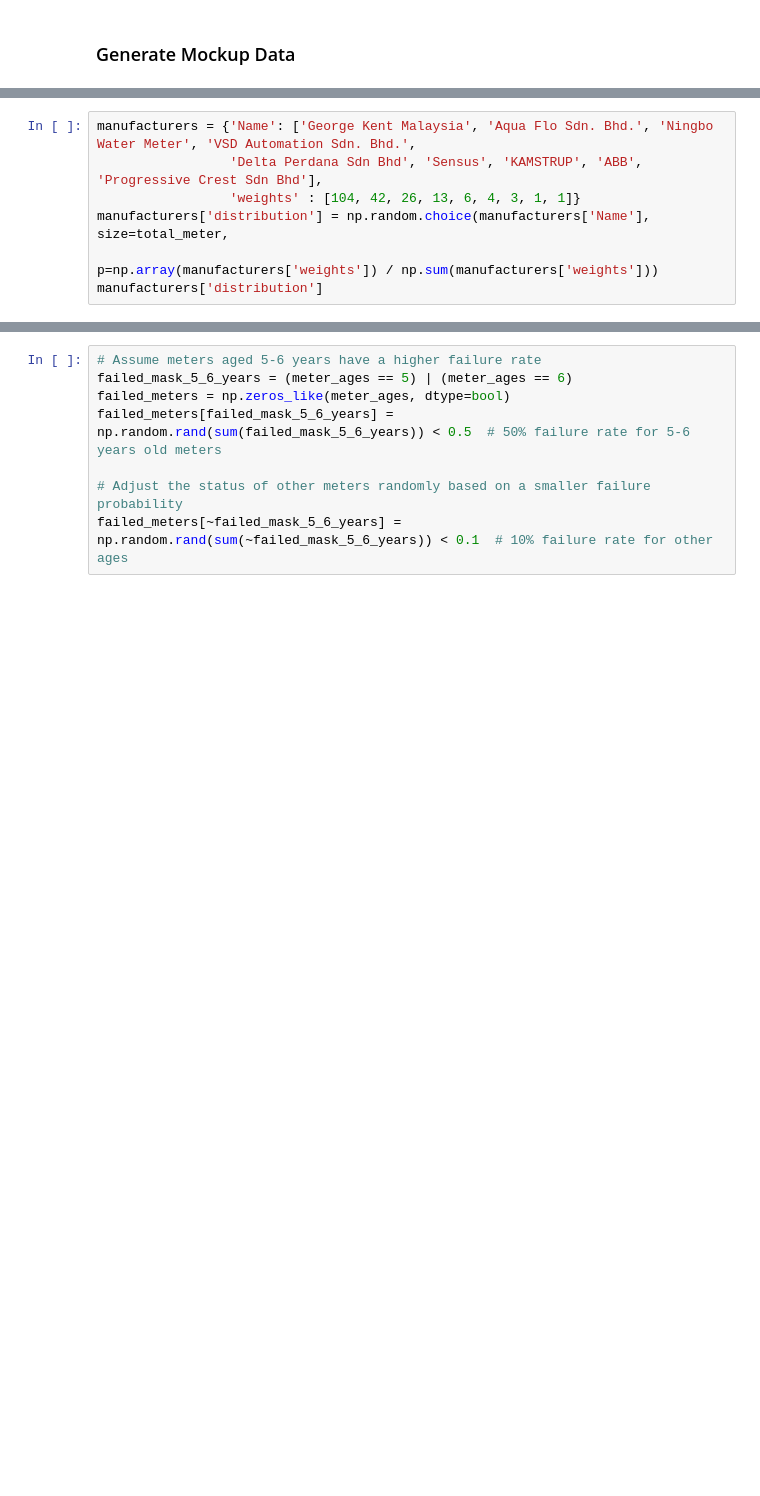
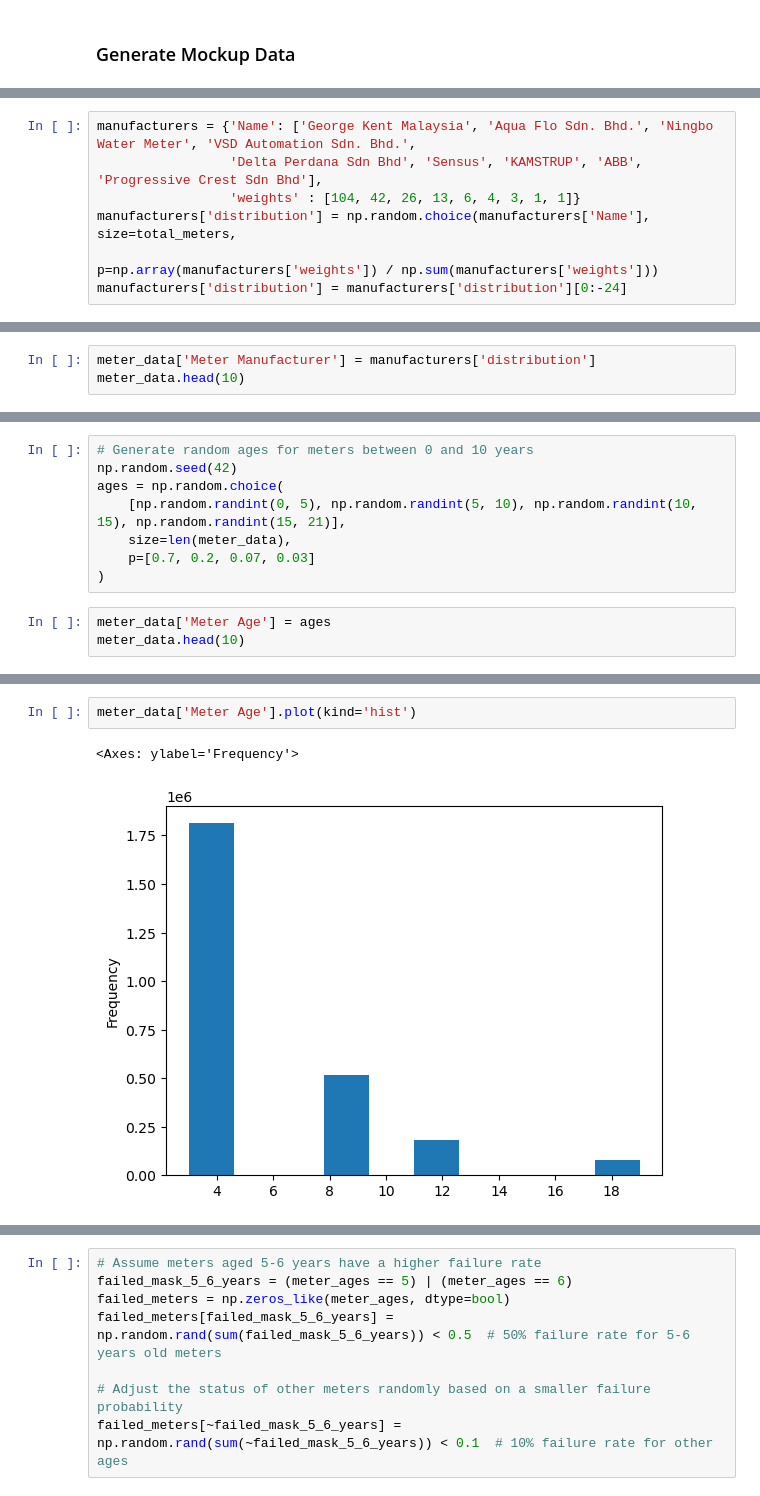
Before and after one commit to zhixe/intelligent-meter-test, a Jupyter notebook: ML/EDA.ipynb, the cells around one changed output, grey strips where cells are left out. Cells and saved outputs as stored; diff of their text form; blank space fills up the shorter version.

Commit message:
Generated, acc type, district and manufacturing. On progress for Meter Age and Mileage

```diff
--- a/ML/EDA.ipynb
+++ b/ML/EDA.ipynb
@@ -6587,6 +6682,6 @@ special_meter = ms_district['religous_n'].sum()
 manufacturers = {'Name': ['George Kent Malaysia', 'Aqua Flo Sdn. Bhd.', 'Ningbo Water Meter', 'VSD Automation Sdn. Bhd.',
                  'Delta Perdana Sdn Bhd', 'Sensus', 'KAMSTRUP', 'ABB', 'Progressive Crest Sdn Bhd'],
                  'weights' : [104, 42, 26, 13, 6, 4, 3, 1, 1]}
-manufacturers['distribution'] = np.random.choice(manufacturers['Name'], size=total_meter,
+manufacturers['distribution'] = np.random.choice(manufacturers['Name'], size=total_meters,
                                                   p=np.array(manufacturers['weights']) / np.sum(manufacturers['weights']))
-manufacturers['distribution']
+manufacturers['distribution'] = manufacturers['distribution'][0:-24]
@@ -6596,0 +6688,3 @@ array(['VSD Automation Sdn. Bhd.', 'Aqua Flo Sdn. Bhd.',
+# %%
+meter_data['Meter Manufacturer'] = manufacturers['distribution']
+meter_data.head(10)
@@ -6596,0 +6707,11 @@ array(['VSD Automation Sdn. Bhd.', 'Aqua Flo Sdn. Bhd.',
+# %%
+# Generate random ages for meters between 0 and 10 years
+np.random.seed(42)
+ages = np.random.choice(
+    [np.random.randint(0, 5), np.random.randint(5, 10), np.random.randint(10, 15), np.random.randint(15, 21)],
+    size=len(meter_data),
+    p=[0.7, 0.2, 0.07, 0.03]
+)
+# %%
+meter_data['Meter Age'] = ages
+meter_data.head(10)
@@ -6596,0 +6730,5 @@ array(['VSD Automation Sdn. Bhd.', 'Aqua Flo Sdn. Bhd.',
+# %%
+meter_data['Meter Age'].plot(kind='hist')
+# %% [output]
+<Axes: ylabel='Frequency'>
+[figure, added]
```
Also changed, not shown: parts of 23 cells of this notebook.
